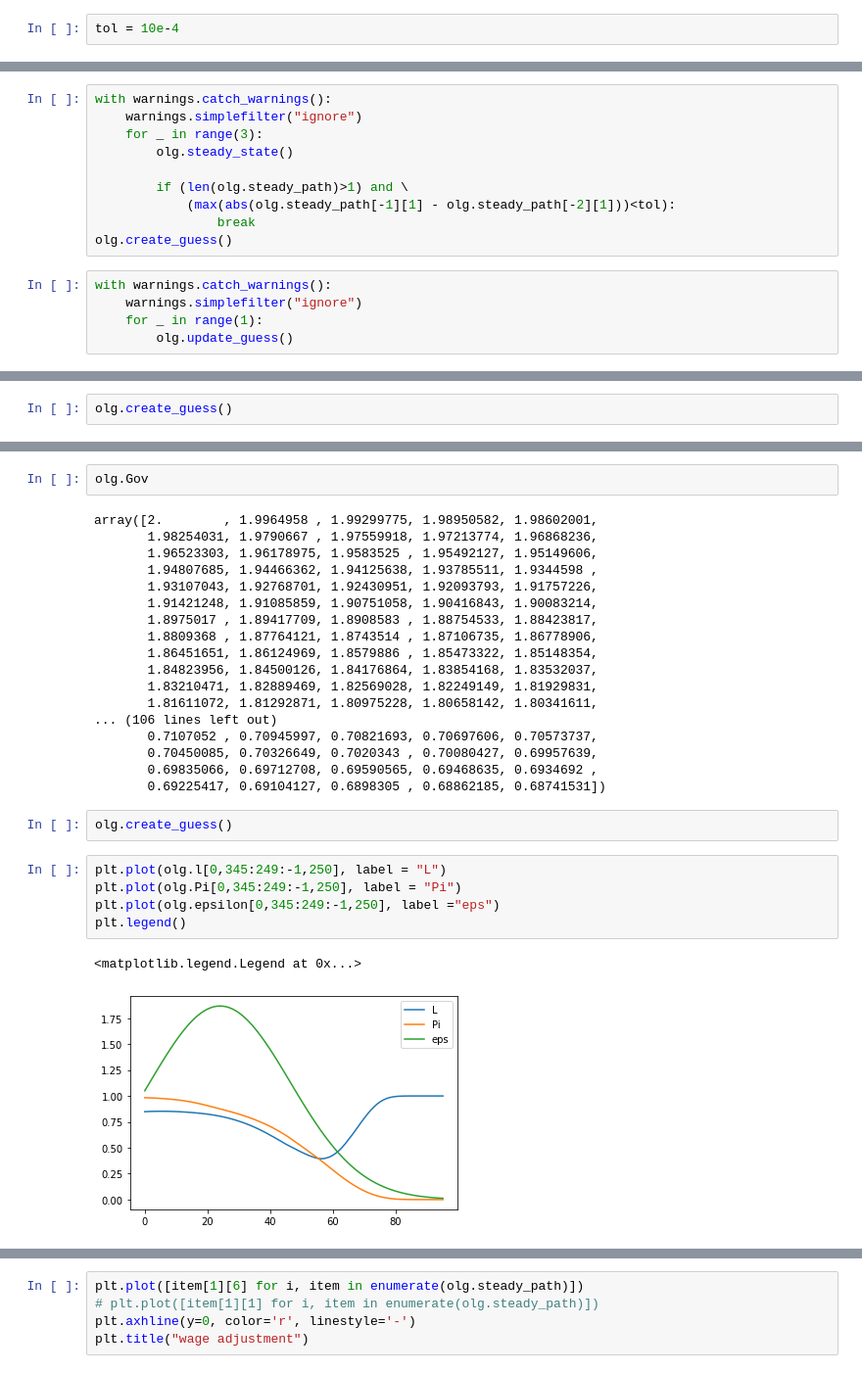
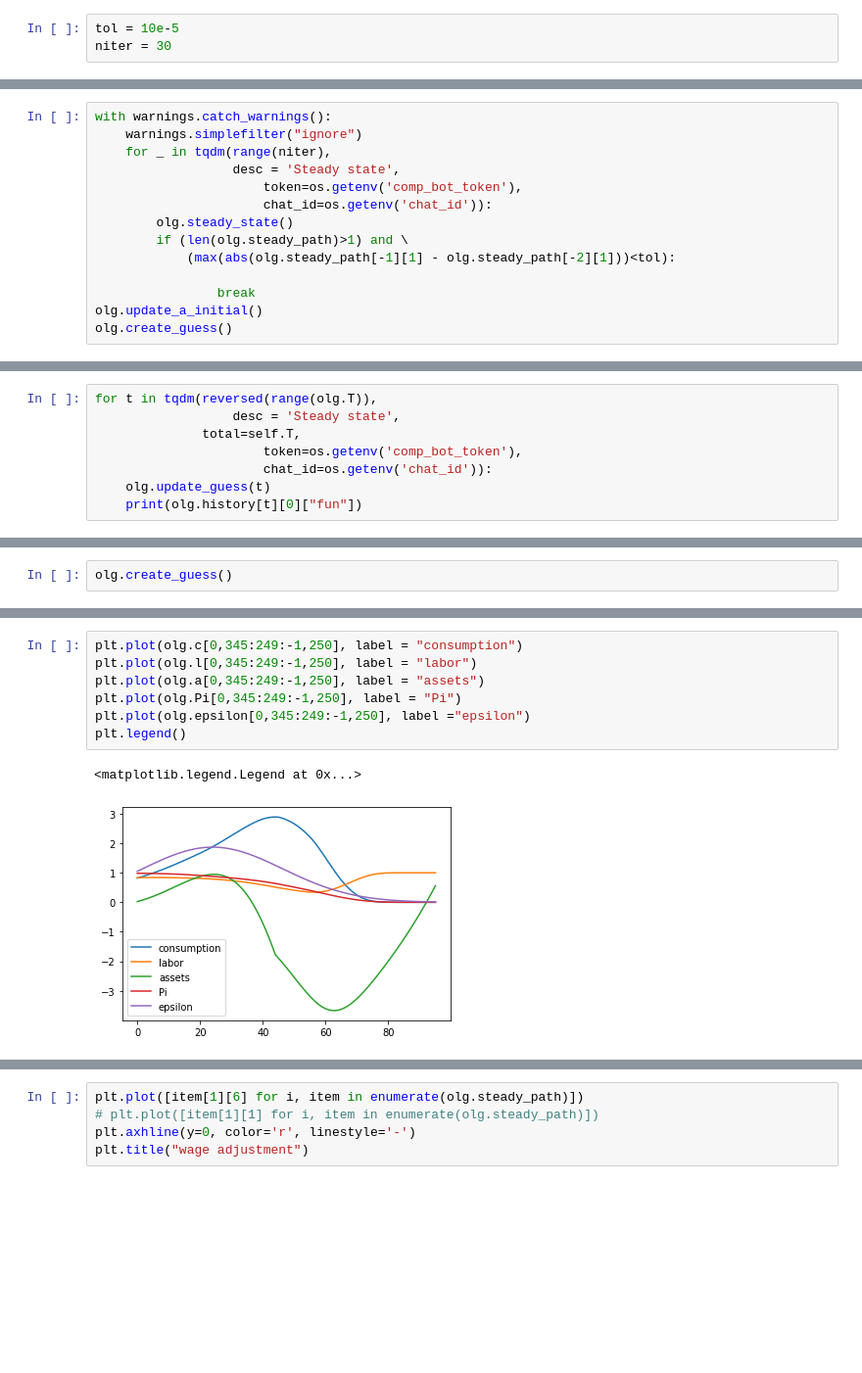
Before and after one commit to mkhlgrv/olg, a Jupyter notebook: steady_state.ipynb, the cells around one changed output, grey strips where cells are left out. Shown at 98% size. Cells and saved outputs as stored; diff of their text form; blank space fills up the shorter version.

```diff
--- a/steady_state.ipynb
+++ b/steady_state.ipynb
@@ -579,19 +604,19 @@ olg = OLG_model(G=96,T=250,N=N,epsilon=epsilon, rho=rho, sigma = sigma,Pi=Pi,r =
 # %%
-tol = 10e-4
+tol = 10e-5
+niter = 30
 # %% [markdown]
 Ищем steady state
 # %%
 with warnings.catch_warnings():
     warnings.simplefilter("ignore")
-    for _ in range(3):
+    for _ in tqdm(range(niter),
+                  desc = 'Steady state',
+                      token=os.getenv('comp_bot_token'),
+                      chat_id=os.getenv('chat_id')):
         olg.steady_state()
-
         if (len(olg.steady_path)>1) and \
             (max(abs(olg.steady_path[-1][1] - olg.steady_path[-2][1]))<tol):
+
                 break
+olg.update_a_initial()
 olg.create_guess()
-# %%
-with warnings.catch_warnings():
-    warnings.simplefilter("ignore")
-    for _ in range(1):
-        olg.update_guess()
@@ -599,0 +623,8 @@ KeyboardInterrupt:
+# %%
+for t in tqdm(reversed(range(olg.T)),
+                  desc = 'Steady state',
+              total=self.T,
+                      token=os.getenv('comp_bot_token'),
+                      chat_id=os.getenv('chat_id')):
+    olg.update_guess(t)
+    print(olg.history[t][0]["fun"])
@@ -672,33 +704,13 @@ array([0.41758224, 0.41596818, 0.41426401, 0.41272068, 0.4112629 ,
-# %%
-olg.Gov
-# %% [output]
-array([2.        , 1.9964958 , 1.99299775, 1.98950582, 1.98602001,
-       1.98254031, 1.9790667 , 1.97559918, 1.97213774, 1.96868236,
-       1.96523303, 1.96178975, 1.9583525 , 1.95492127, 1.95149606,
-       1.94807685, 1.94466362, 1.94125638, 1.93785511, 1.9344598 ,
-       1.93107043, 1.92768701, 1.92430951, 1.92093793, 1.91757226,
-       1.91421248, 1.91085859, 1.90751058, 1.90416843, 1.90083214,
-       1.8975017 , 1.89417709, 1.8908583 , 1.88754533, 1.88423817,
-       1.8809368 , 1.87764121, 1.8743514 , 1.87106735, 1.86778906,
-       1.86451651, 1.86124969, 1.8579886 , 1.85473322, 1.85148354,
-       1.84823956, 1.84500126, 1.84176864, 1.83854168, 1.83532037,
-       1.83210471, 1.82889469, 1.82569028, 1.82249149, 1.81929831,
-       1.81611072, 1.81292871, 1.80975228, 1.80658142, 1.80341611,
-... (106 lines left out)
-       0.7107052 , 0.70945997, 0.70821693, 0.70697606, 0.70573737,
-       0.70450085, 0.70326649, 0.7020343 , 0.70080427, 0.69957639,
-       0.69835066, 0.69712708, 0.69590565, 0.69468635, 0.6934692 ,
-       0.69225417, 0.69104127, 0.6898305 , 0.68862185, 0.68741531])
-# %%
-olg.create_guess()
 # %%
-plt.plot(olg.l[0,345:249:-1,250], label = "L")
+plt.plot(olg.c[0,345:249:-1,250], label = "consumption")
+plt.plot(olg.l[0,345:249:-1,250], label = "labor")
+plt.plot(olg.a[0,345:249:-1,250], label = "assets")
 plt.plot(olg.Pi[0,345:249:-1,250], label = "Pi")
-plt.plot(olg.epsilon[0,345:249:-1,250], label ="eps")
+plt.plot(olg.epsilon[0,345:249:-1,250], label ="epsilon")
 plt.legend()
 # %% [output]
 <matplotlib.legend.Legend at 0x...>
-[figure, old version]
+[figure, new version]
 # %%
 plt.plot(olg.Deficit[150:250])
 # %% [output]
```
Also changed, not shown: parts of 24 cells of this notebook.
